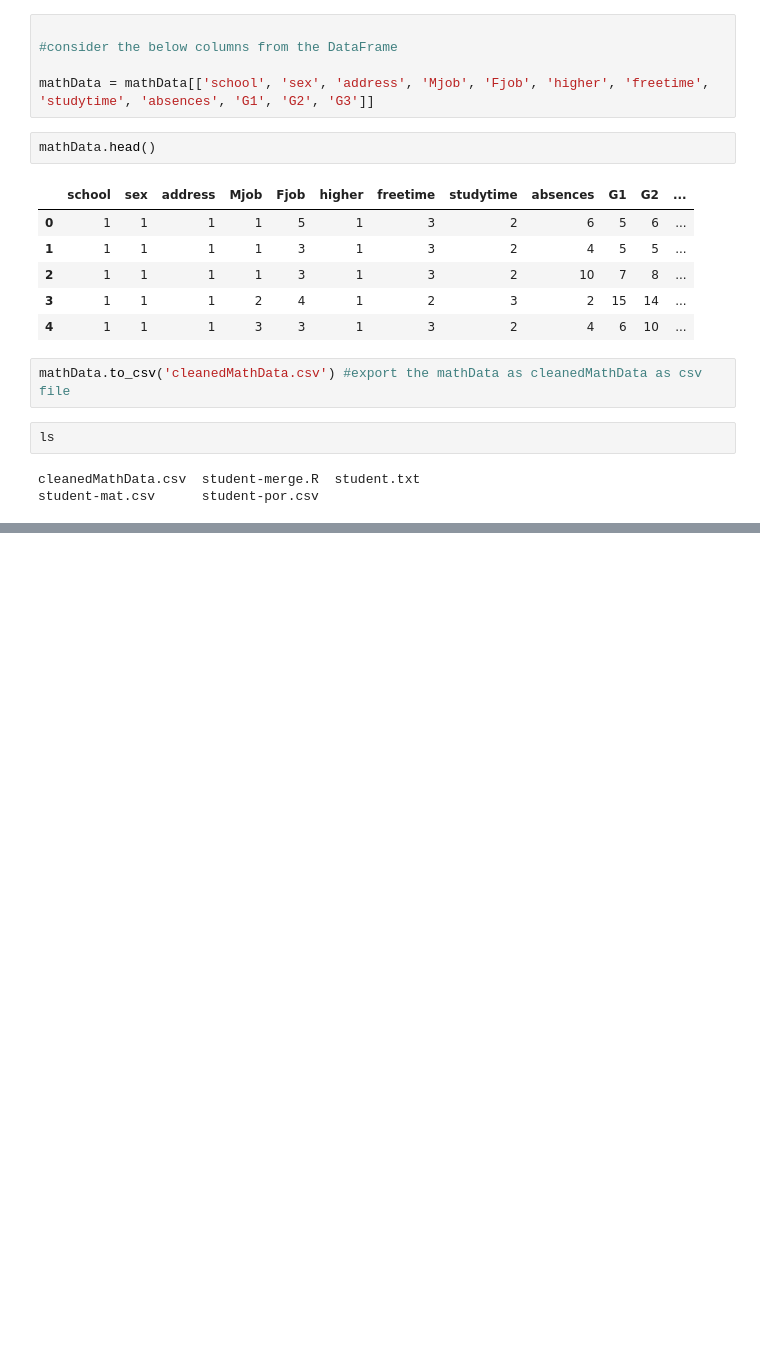
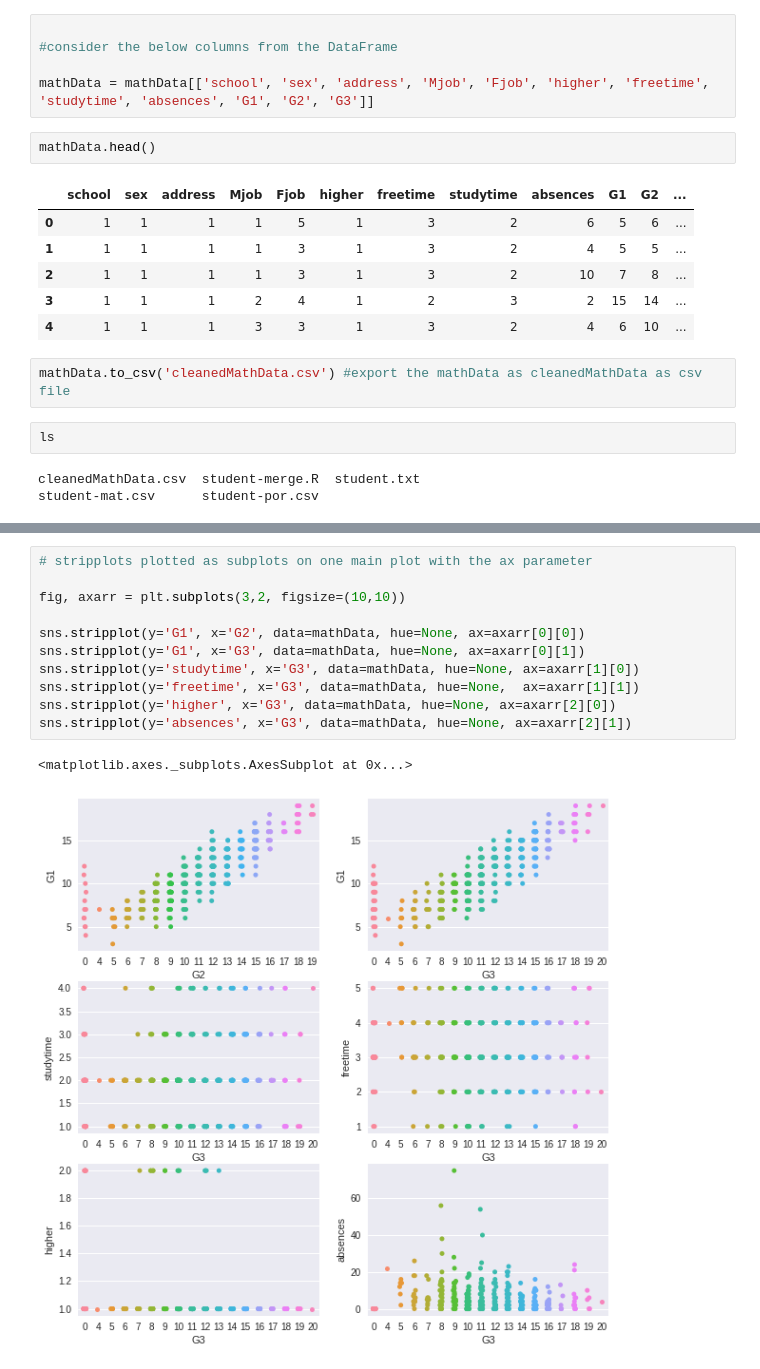
Before and after one commit to bhawnajoshi1304/ML, a Jupyter notebook: 02_StudentPerformance.ipynb, the cells around one changed output, grey strips where cells are left out. Saved outputs shown, nothing was run; the diff lists cells and outputs as text; blank space fills up the shorter version.

```diff
--- a/02_StudentPerformance.ipynb
+++ b/02_StudentPerformance.ipynb
@@ -120,0 +187,14 @@ student-mat.csv      student-por.csv
+# %%
+# stripplots plotted as subplots on one main plot with the ax parameter
+
+fig, axarr = plt.subplots(3,2, figsize=(10,10))
+
+sns.stripplot(y='G1', x='G2', data=mathData, hue=None, ax=axarr[0][0])
+sns.stripplot(y='G1', x='G3', data=mathData, hue=None, ax=axarr[0][1])
+sns.stripplot(y='studytime', x='G3', data=mathData, hue=None, ax=axarr[1][0])
+sns.stripplot(y='freetime', x='G3', data=mathData, hue=None,  ax=axarr[1][1])
+sns.stripplot(y='higher', x='G3', data=mathData, hue=None, ax=axarr[2][0])
+sns.stripplot(y='absences', x='G3', data=mathData, hue=None, ax=axarr[2][1])
+# %% [output]
+<matplotlib.axes._subplots.AxesSubplot at 0x...>
+[figure, added]
```
Also changed, not shown: parts of 15 cells of this notebook.
